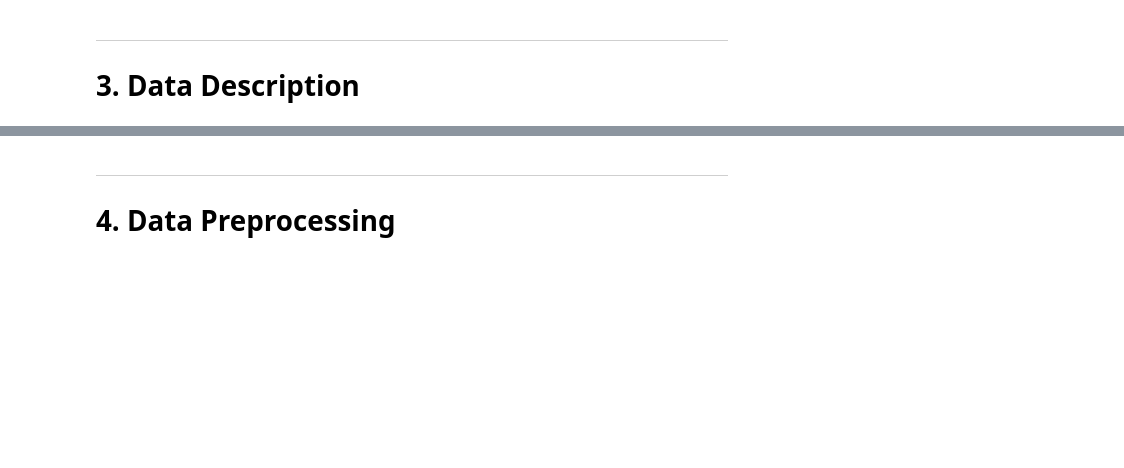
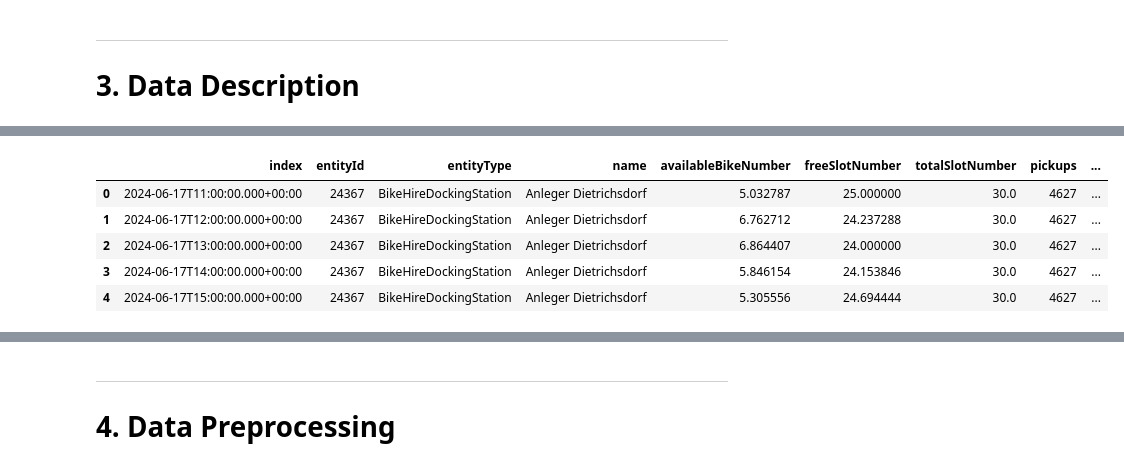
Before and after one commit to MrMysticus/Application_Project_2024, a Jupyter notebook: Master_Document.ipynb, the cells around one changed output, grey strips where cells are left out. Cells and saved outputs as stored; diff of their text form; code cells hidden in the pictures; blank space fills up the shorter version.

```diff
--- a/Master_Document.ipynb
+++ b/Master_Document.ipynb
@@ -67,0 +128,11 @@ Clearly stated objectives and possibly the hypotheses you want to test.
+# %%
+df = pd.read_csv('FelixData_final_main_kiel.csv')
+print(df.shape)
+df.head()
+# %% [output]
+|  | index | entityId | entityType | name | availableBikeNumber | freeSlotNumber | totalSlotNumber | pickups | ... |
+| 0 | 2024-06-17T11:00:00.000+00:00 | 24367 | BikeHireDockingStation | Anleger Dietrichsdorf | 5.032787 | 25.000000 | 30.0 | 4627 | ... |
+| 1 | 2024-06-17T12:00:00.000+00:00 | 24367 | BikeHireDockingStation | Anleger Dietrichsdorf | 6.762712 | 24.237288 | 30.0 | 4627 | ... |
+| 2 | 2024-06-17T13:00:00.000+00:00 | 24367 | BikeHireDockingStation | Anleger Dietrichsdorf | 6.864407 | 24.000000 | 30.0 | 4627 | ... |
+| 3 | 2024-06-17T14:00:00.000+00:00 | 24367 | BikeHireDockingStation | Anleger Dietrichsdorf | 5.846154 | 24.153846 | 30.0 | 4627 | ... |
+| 4 | 2024-06-17T15:00:00.000+00:00 | 24367 | BikeHireDockingStation | Anleger Dietrichsdorf | 5.305556 | 24.694444 | 30.0 | 4627 | ... |
```
Also changed, not shown: parts of 21 cells of this notebook.
